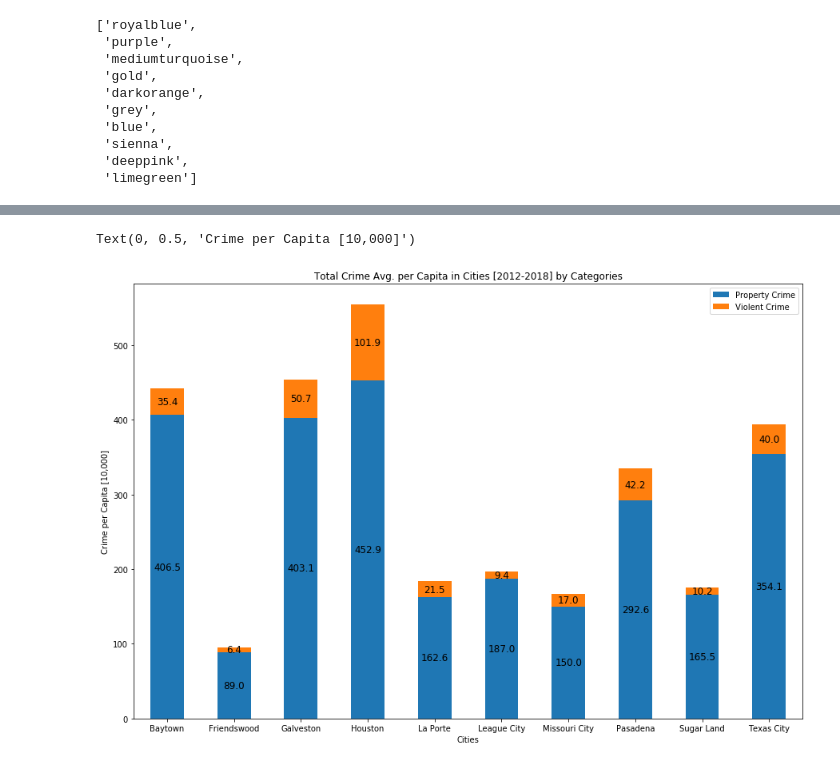
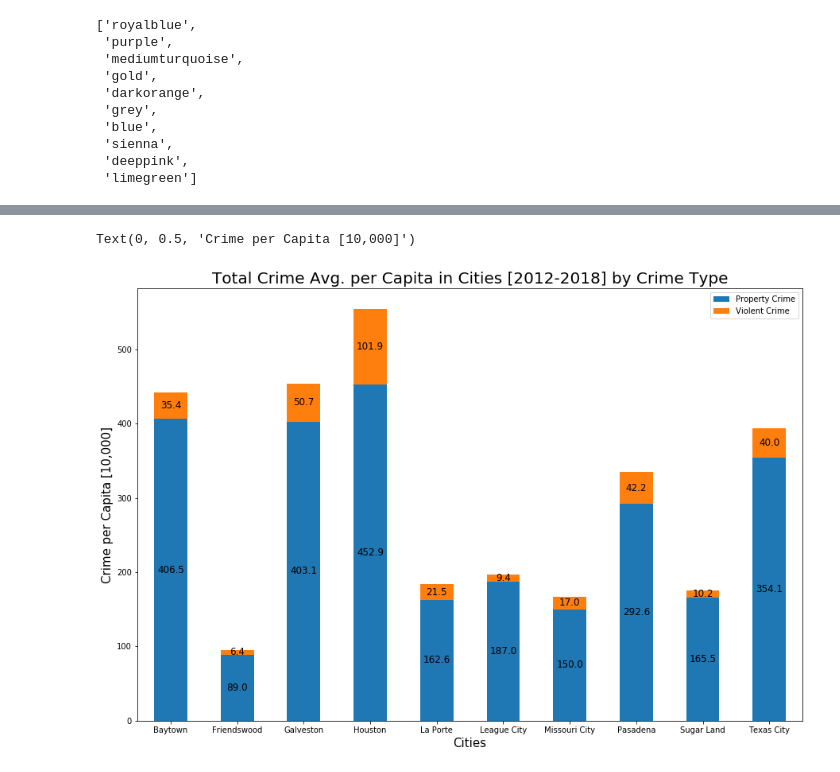
Before and after one commit to andresocorro/project_1, a Jupyter notebook: src_files/CrimeData.ipynb, the cells around one changed output, grey strips where cells are left out. Saved outputs shown, nothing was run; the diff lists cells and outputs as text; code cells hidden in the pictures.

```diff
--- a/src_files/CrimeData.ipynb
+++ b/src_files/CrimeData.ipynb
@@ -296,25 +284,26 @@ TypeError: string indices must be integers
 # %%
 # 'Total Crime': total_lst,
 plotdata = pd.DataFrame({'Property Crime': property_lst, 'Violent Crime': violent_lst}, index = city_list)
 
 ax = plotdata.plot(kind='bar', stacked=True, figsize=(15,10), rot=0)
+
 for rect in ax.patches:
     # Find where everything is located
     height = rect.get_height()
     width = rect.get_width()
     x = rect.get_x()
     y = rect.get_y()
 
     # The width of the bar is the data value and can used as the label
     label_text = f'{round(height,1)}'  # f'{height:.2f}' if you have decimal values as labels
 
     label_x = x + width / 2
     label_y = y + height / 2
     ax.text(label_x, label_y, label_text, ha='center', va='center', fontsize=12)
 
-plt.title("Total Crime Avg. per Capita in Cities [2012-2018] by Categories")
-plt.xlabel("Cities")
-plt.ylabel("Crime per Capita [10,000]")
+plt.title("Total Crime Avg. per Capita in Cities [2012-2018] by Crime Type", fontsize=20)
+plt.xlabel("Cities", fontsize=15)
+plt.ylabel("Crime per Capita [10,000]", fontsize=15)
 # %% [output]
 Text(0, 0.5, 'Crime per Capita [10,000]')
-[figure, old version]
+[figure, new version]
```
Also changed, not shown: parts of 3 cells of this notebook.
